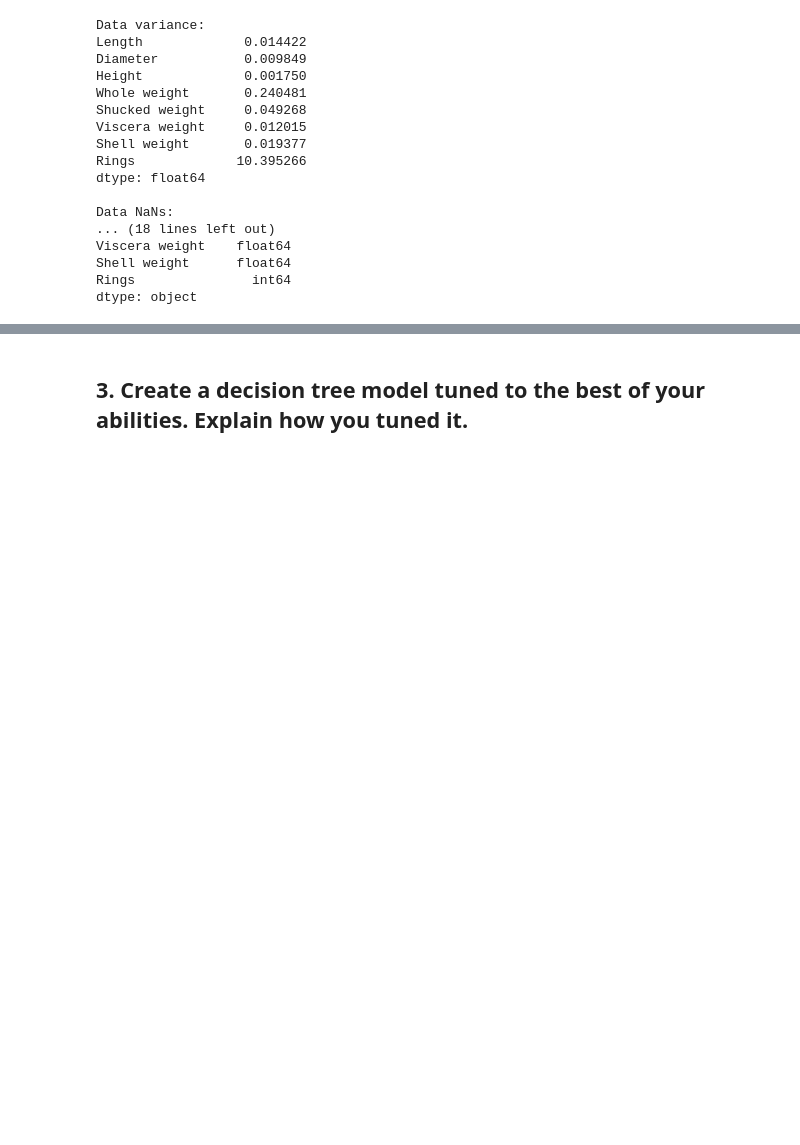
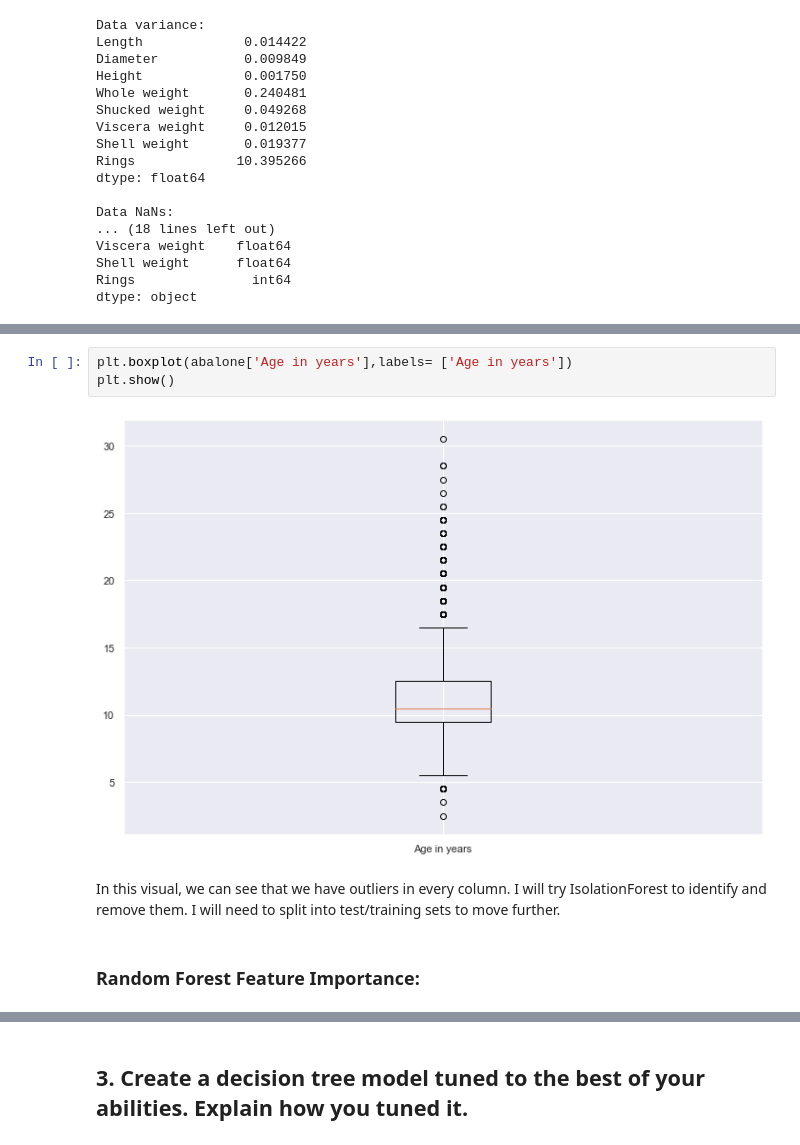
Before and after one commit to N-J-Miller/Week_17, a Jupyter notebook: Week_17_Homework.ipynb, the cells around one changed output, grey strips where cells are left out. Drawn from its saved outputs; the diff is of its cells as text; blank space fills up the shorter version.

```diff
--- a/Week_17_Homework.ipynb
+++ b/Week_17_Homework.ipynb
@@ -191,0 +205,9 @@ Obviously the many weight columns have strong multicolinnearity. I will have to
+# %%
+plt.boxplot(abalone['Age in years'],labels= ['Age in years'])
+plt.show()
+# %% [output]
+[figure, added]
+# %% [markdown]
+In this visual, we can see that we have outliers in every column. I will try IsolationForest to identify and remove them. I will need to split into test/training sets to move further.
+# %% [markdown]
+### Random Forest Feature Importance:
```
Also changed, not shown: parts of 45 cells of this notebook.
